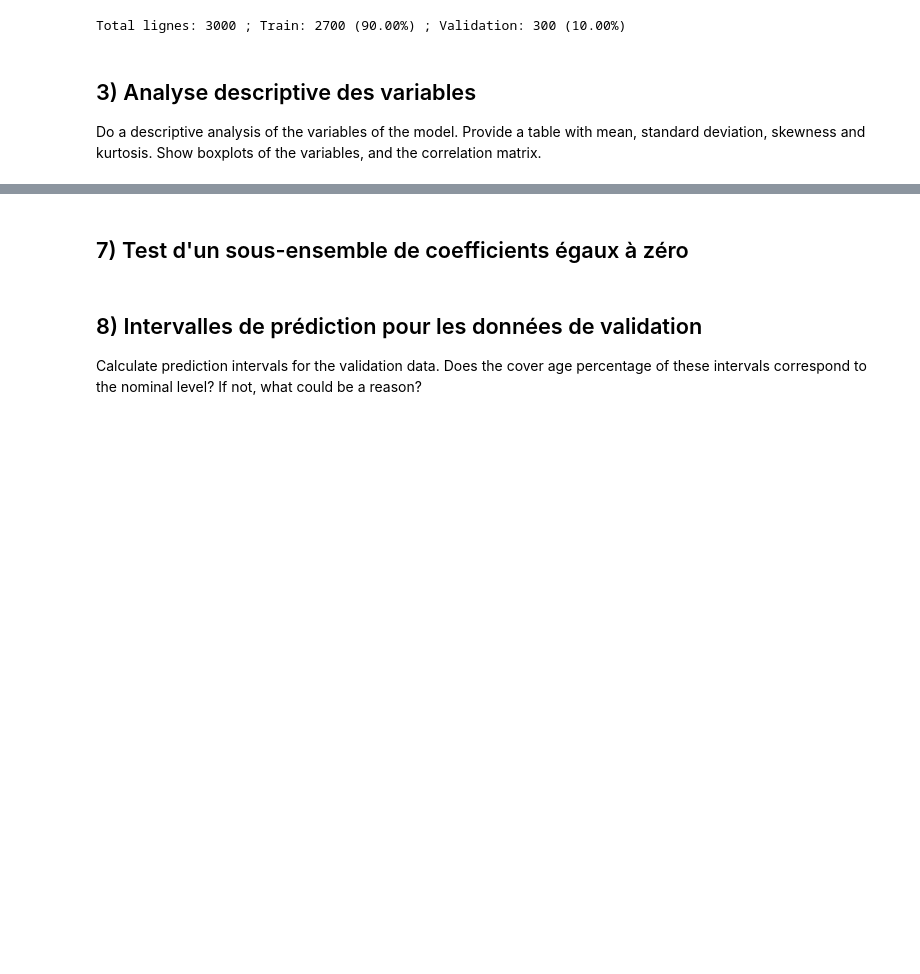
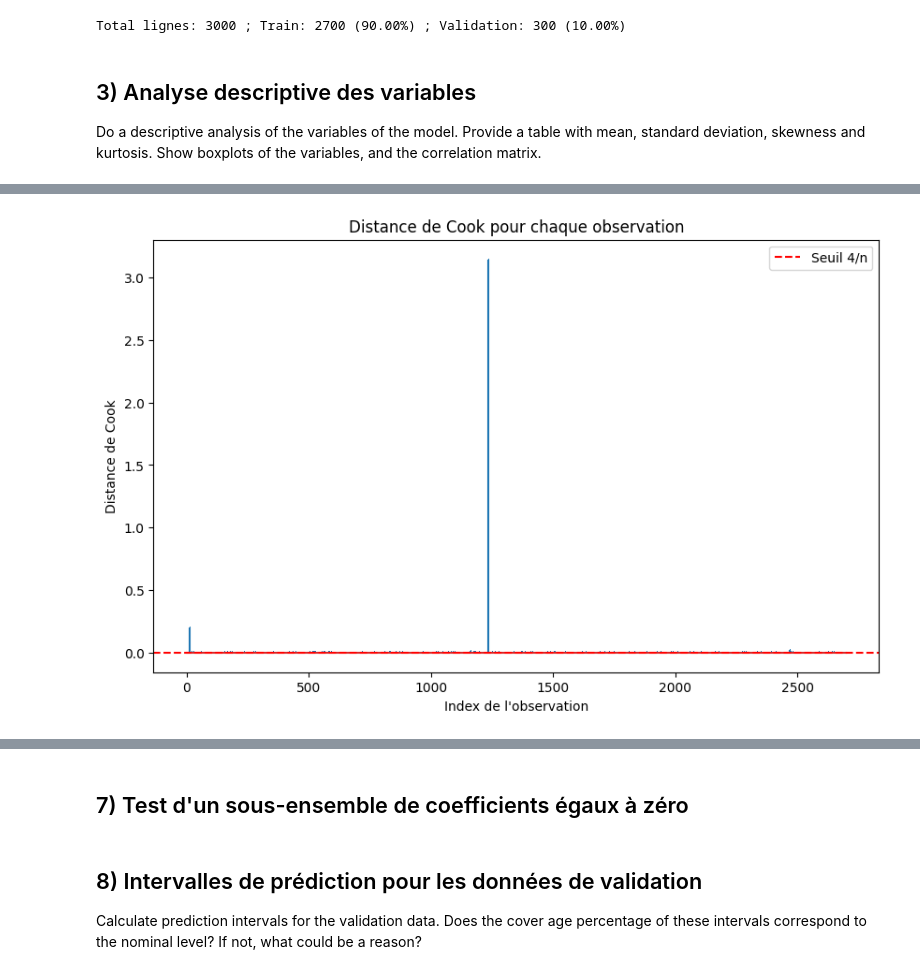
Before and after one commit to MatscoSan/Linear-P1, a Jupyter notebook: notebook.ipynb, the cells around one changed output, grey strips where cells are left out. Saved outputs shown, nothing was run; the diff lists cells and outputs as text; code cells hidden in the pictures; blank space fills up the shorter version.

```diff
--- a/notebook.ipynb
+++ b/notebook.ipynb
@@ -130,0 +277,5 @@ SyntaxError: invalid syntax (384090406.py, line 3)
+# %%
+X_curr = sm.add_constant(X_final_vif)
+model_step1 = sm.OLS(y_train, X_curr).fit()
+
+print(model_step1.summary())
@@ -130,0 +300,14 @@ SyntaxError: invalid syntax (384090406.py, line 3)
+# %%
+#on nettoie selon la p-val, mtn que le model est beaucoup plus significatif
+vars_to_drop_final = [
+    'Nitrite_mg_L',                     # P = 0.525
+    'Region_Municipalité de Shanghai',  # P = 0.821
+    'Region_Province of Shandong',      # P = 0.819
+    'Region_Province of Zhejiang'       # P = 0.379
+]
+X_final_clean = X_curr.drop(columns=vars_to_drop_final, errors='ignore')
+
+X_final_clean = sm.add_constant(X_final_clean)
+model_final_clean = sm.OLS(y_train, X_final_clean).fit()
+
+print(model_final_clean.summary())
@@ -130,0 +332,16 @@ SyntaxError: invalid syntax (384090406.py, line 3)
+# %%
+#cook distances
+influence = model_final_clean.get_influence()
+cooks_d = influence.cooks_distance[0]
+n = len(X_final_clean)
+
+plt.figure(figsize=(10, 6))
+plt.stem(np.arange(len(cooks_d)), cooks_d, markerfmt=",")
+plt.axhline(y=4/n, color='r', linestyle='--', label='Seuil 4/n')
+plt.title("Distance de Cook pour chaque observation")
+plt.xlabel("Index de l'observation")
+plt.ylabel("Distance de Cook")
+plt.legend()
+plt.show()
+# %% [output]
+[figure, added]
```
Also changed, not shown: parts of 22 cells of this notebook.
